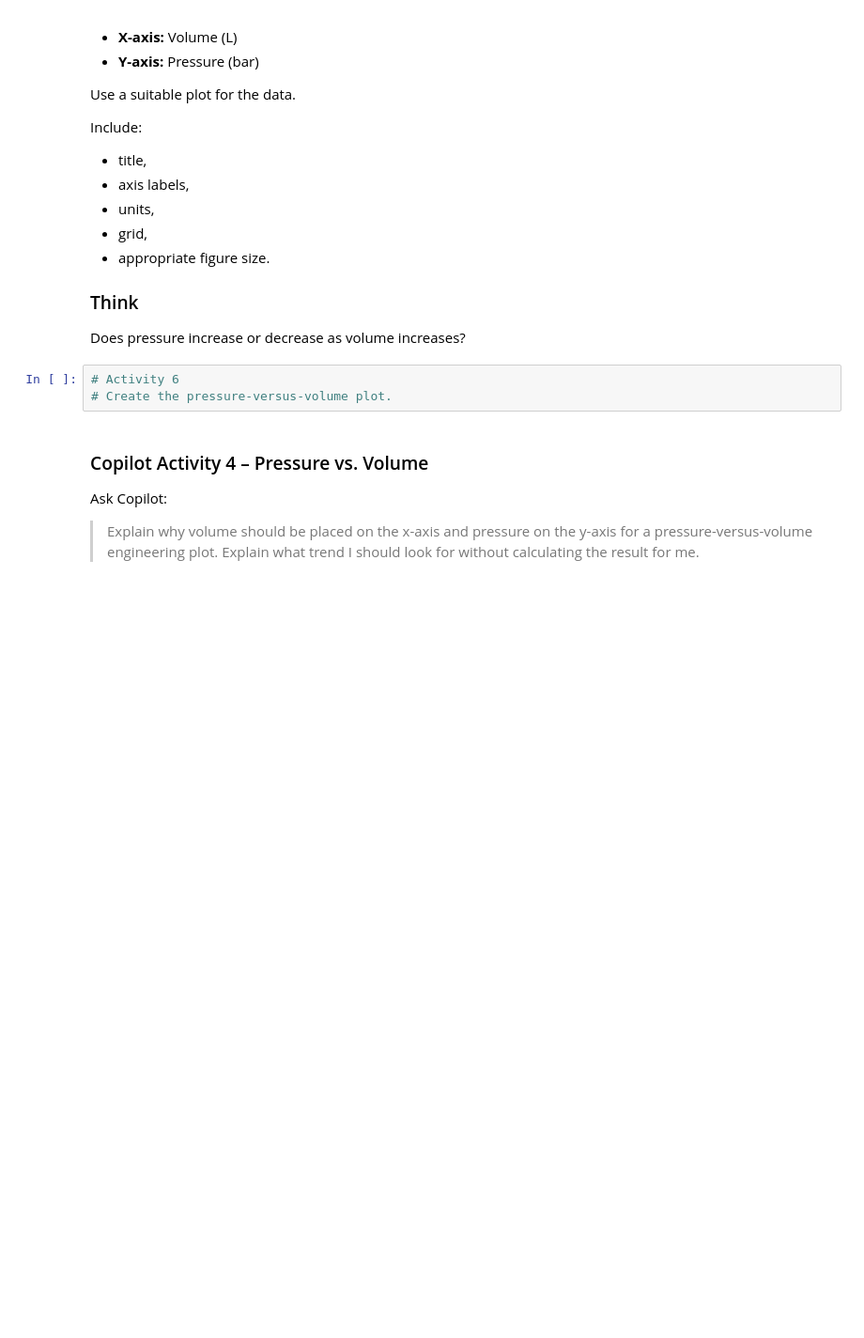
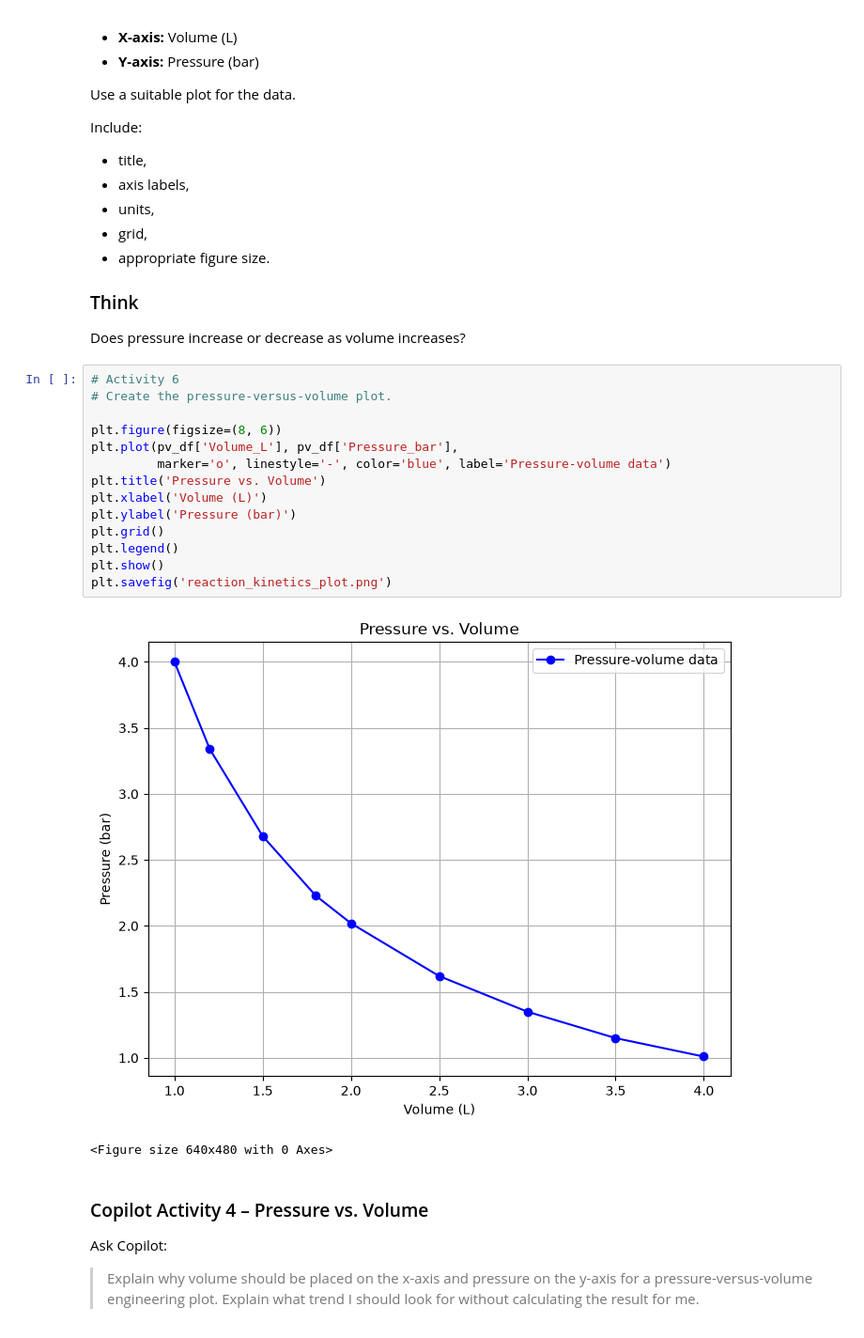
Before and after one commit to aglawemanav/CP_Practical, a Jupyter notebook: Practical_10_Data_Visualization_Reaction_Kinetics_Pressure_Volume.ipynb, the cells around one changed output. Shown at 94% size. Drawn from its saved outputs; the diff is of its cells as text; blank space fills up the shorter version.

```diff
--- a/Practical_10_Data_Visualization_Reaction_Kinetics_Pressure_Volume.ipynb
+++ b/Practical_10_Data_Visualization_Reaction_Kinetics_Pressure_Volume.ipynb
@@ -208,9 +287,23 @@ Include:
 ### Think
 
 Does pressure increase or decrease as volume increases?
-# %%
-# Activity 6
-# Create the pressure-versus-volume plot.
+# %%
+# Activity 6
+# Create the pressure-versus-volume plot.
+
+plt.figure(figsize=(8, 6))
+plt.plot(pv_df['Volume_L'], pv_df['Pressure_bar'],
+         marker='o', linestyle='-', color='blue', label='Pressure-volume data')
+plt.title('Pressure vs. Volume')
+plt.xlabel('Volume (L)')
+plt.ylabel('Pressure (bar)')
+plt.grid()
+plt.legend()
+plt.show()
+plt.savefig('reaction_kinetics_plot.png')
+# %% [output]
+[figure, added]
+<Figure size 640x480 with 0 Axes>
 # %% [markdown]
 ### Copilot Activity 4 – Pressure vs. Volume
 
```
Also changed, not shown: parts of 20 cells of this notebook, 2 other files.
